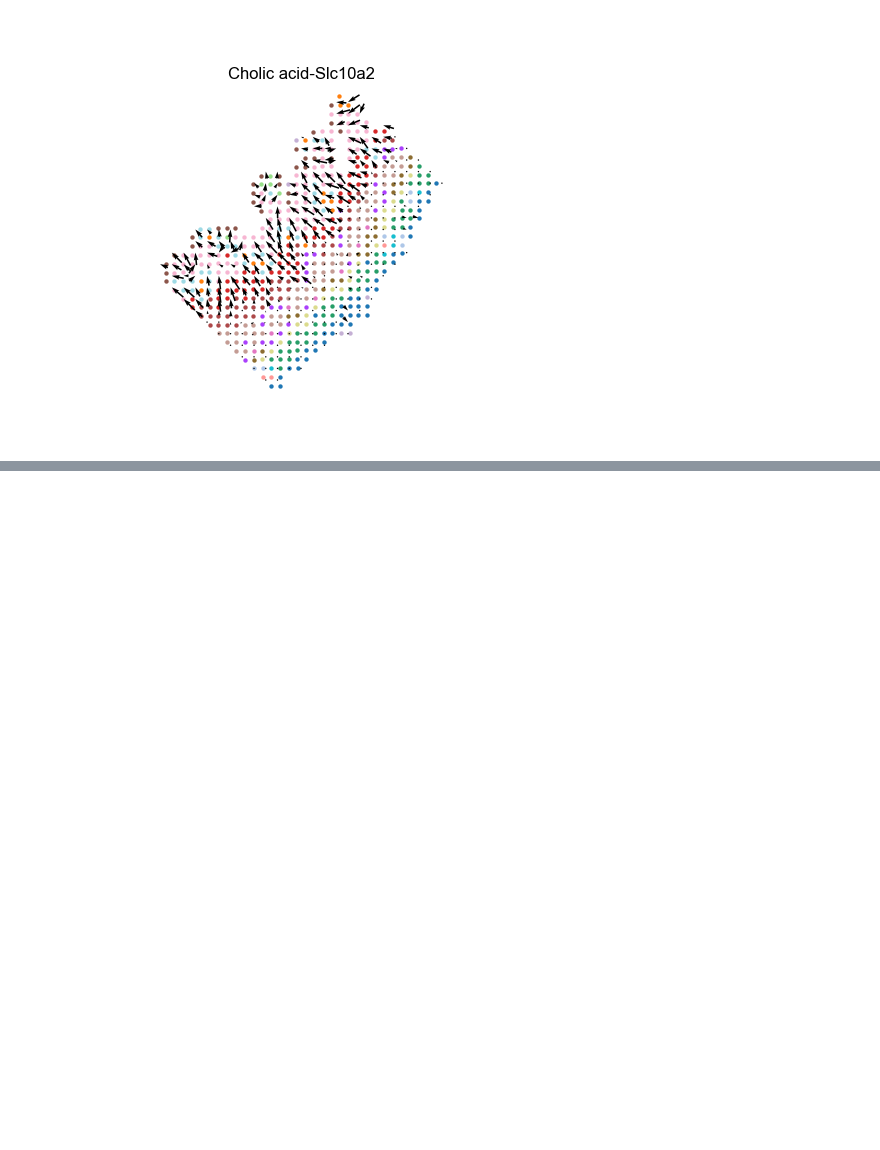
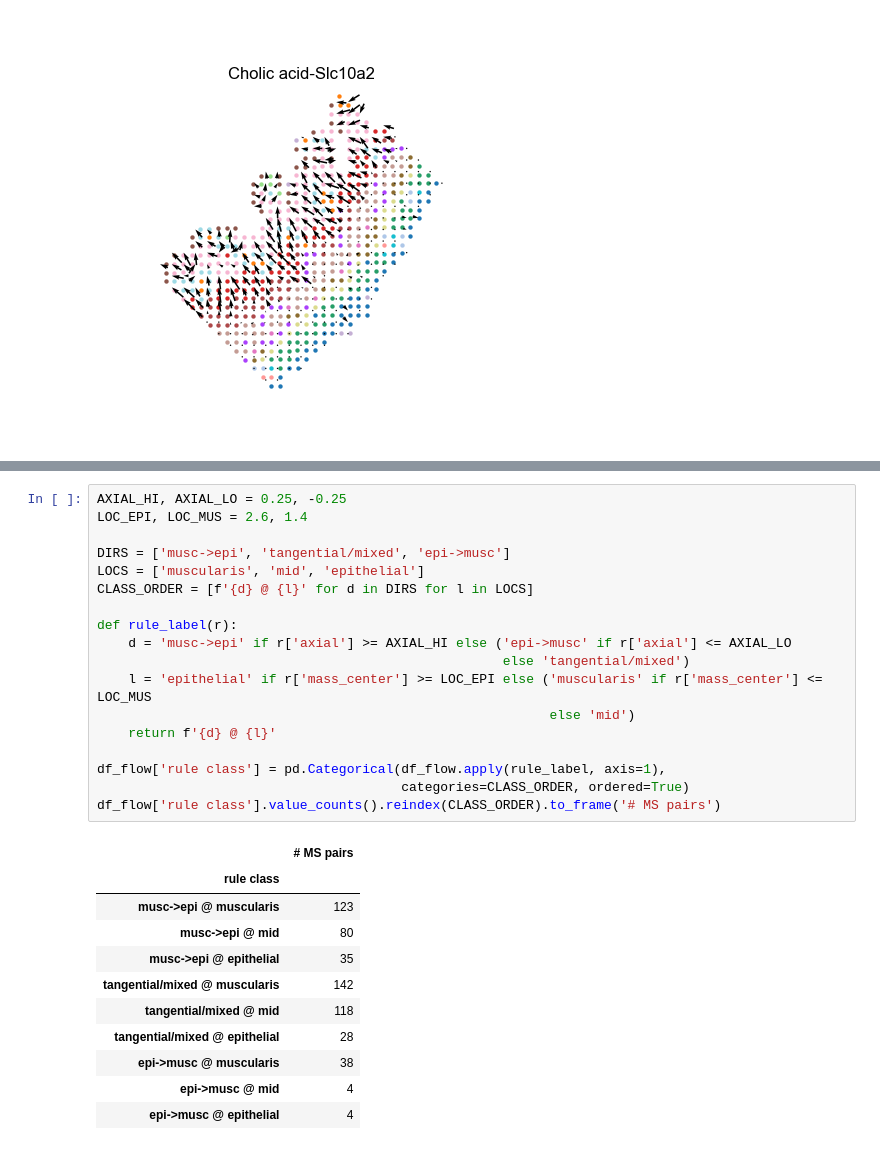
Before and after one commit to SonghaoLuo/MetaChat, a Jupyter notebook: docs/real_data/3_mouse_small_intestine/3.2_mouse_small_intestine_downstream.ipynb, the cells around one changed output, grey strips where cells are left out. Drawn from its saved outputs; the diff is of its cells as text; blank space fills up the shorter version.

```diff
--- a/docs/real_data/3_mouse_small_intestine/3.2_mouse_small_intestine_downstream.ipynb
+++ b/docs/real_data/3_mouse_small_intestine/3.2_mouse_small_intestine_downstream.ipynb
@@ -120,0 +215,30 @@ mc.pl.plot_direction_similarity(
+# %%
+AXIAL_HI, AXIAL_LO = 0.25, -0.25
+LOC_EPI, LOC_MUS = 2.6, 1.4
+
+DIRS = ['musc->epi', 'tangential/mixed', 'epi->musc']
+LOCS = ['muscularis', 'mid', 'epithelial']
+CLASS_ORDER = [f'{d} @ {l}' for d in DIRS for l in LOCS]
+
+def rule_label(r):
+    d = 'musc->epi' if r['axial'] >= AXIAL_HI else ('epi->musc' if r['axial'] <= AXIAL_LO
+                                                    else 'tangential/mixed')
+    l = 'epithelial' if r['mass_center'] >= LOC_EPI else ('muscularis' if r['mass_center'] <= LOC_MUS
+                                                          else 'mid')
+    return f'{d} @ {l}'
+
+df_flow['rule class'] = pd.Categorical(df_flow.apply(rule_label, axis=1),
+                                       categories=CLASS_ORDER, ordered=True)
+df_flow['rule class'].value_counts().reindex(CLASS_ORDER).to_frame('# MS pairs')
+# %% [output]
+|  | # MS pairs |
+| rule class |  |
+| musc->epi @ muscularis | 123 |
+| musc->epi @ mid | 80 |
+| musc->epi @ epithelial | 35 |
+| tangential/mixed @ muscularis | 142 |
+| tangential/mixed @ mid | 118 |
+| tangential/mixed @ epithelial | 28 |
+| epi->musc @ muscularis | 38 |
+| epi->musc @ mid | 4 |
+| epi->musc @ epithelial | 4 |
```
Also changed, not shown: parts of 14 cells of this notebook, 8 other files.
